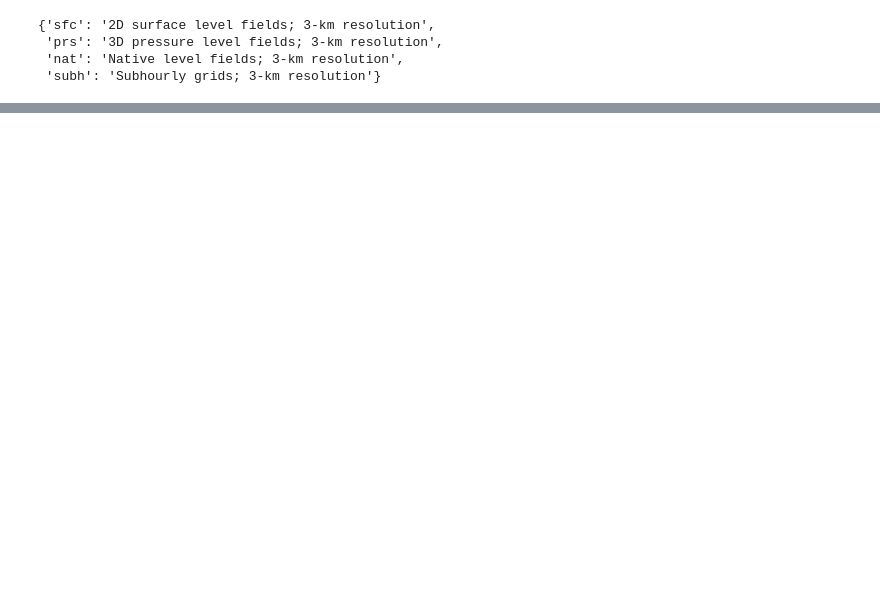
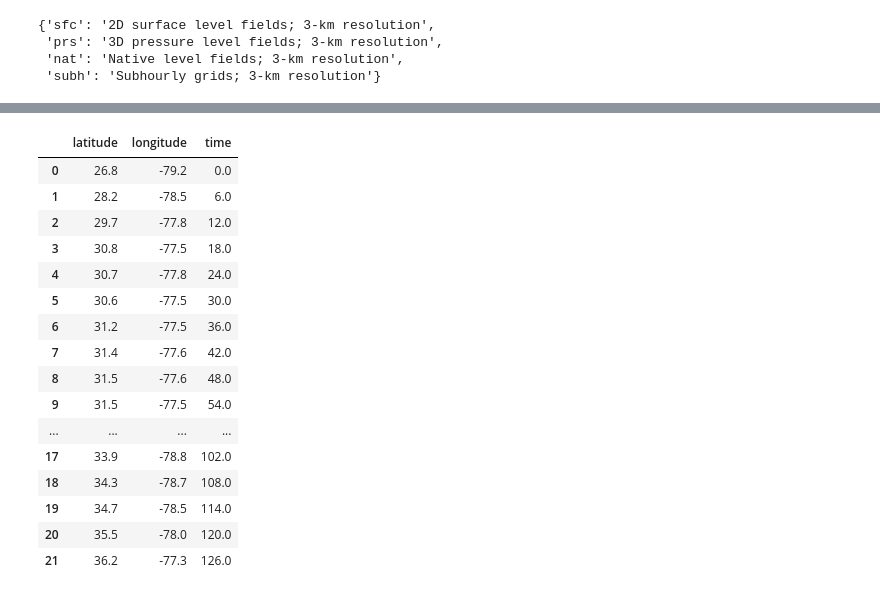
Before and after one commit to JoeBeyrer/storm-surge-parametric-inputs, a Jupyter notebook: herbieLoading.ipynb, the cells around one changed output, grey strips where cells are left out. Cells and saved outputs as stored; diff of their text form; code cells hidden in the pictures; blank space fills up the shorter version.

```diff
--- a/herbieLoading.ipynb
+++ b/herbieLoading.ipynb
@@ -139,0 +143,91 @@ Coordinates:
+# %%
+# Gather latitude and longitude values for each hurricane track
+points = []
+currHur = ''
+hur = {'latitude': [], 'longitude': [], 'time': []}
+
+paths = {} # Creating a dictionary - one key for each hurricane
+margin = 0 # Degree margin outside of track points (i.e. 3 will allow a larger track domain space with 3 degrees spread north/south/east/west)
+
+
+# We load from the previously created filterd_data csv file
+with open('data/filtered_data.csv', 'r') as f_in:
+    reader = csv.reader(f_in)
+    next(reader)
+
+    for line in reader:
+        lat = float(line[7])
+        lon = float(line[8])
+        currTime = pd.to_datetime(line[3] + line[4],format='%Y%m%d%H%M')
+
+
+        # If we are using patches, we must ensure the patch surrounding each track point is within the domain
+        if patch_mode:
+            center = Point(lat, lon)
+
+            # Compute points in each direction
+            north = center.latitude + domain_limit/111 # 110km per latitude degree
+            east  = distance(kilometers=domain_limit).destination(center, bearing=90)
+            south = center.latitude - domain_limit/111 # 110km per latitude degree
+            west  = distance(kilometers=domain_limit).destination(center, bearing=270)
+
+            if south <= lat_min or north >= lat_max or west.longitude <= lon_min or east.longitude >= lon_max: continue
+
+        else:
+            if lat <= lat_min or lat >= lat_max or lon <= lon_min or lon >= lon_max: continue
+
+        # Add hurricane paths patch points for patch extraction
+        if line[0] not in paths.keys():
+            if patch_mode:
+                paths[line[0]] = [PatchPoint(currTime, lat, lon)]
+            else:
+                # Create new hurricane object if one doesn't exist
+                paths[line[0]] = HurricanePath([currTime], lat-margin, lat+margin, lon-margin, lon+margin)
+
+        else:
+            if patch_mode:
+                paths[line[0]].append(PatchPoint(currTime, lat, lon))
+            else:
+                # Update existing hurricane object if it already exists
+                paths[line[0]].update(currTime, float(line[7])-margin, lat-margin, lat+margin, lon-margin, lon+margin)
+
+        # Extract hurricane track points for HRRR grid point extraction
+        if currHur != line[0]:
+            currHur = line[0] # Define a new current hurricane value when the hurricane ID changes
+            startTime = pd.to_datetime(line[3] + line[4],format='%Y%m%d%H%M') # The start time for the current hurricane is collected
+
+            currTime = (pd.to_datetime(line[3] + line[4],format='%Y%m%d%H%M') - startTime)/pd.Timedelta('1 hour') # Calculate current track points time from start
+            points.append(pd.DataFrame(hur)) # We add the previous hurricane to a list of extracted hurricanes when a new hurricane is encountered
+            hur = { # For new hurricanes, we start with a dictionary object containing lists of lat, lon, and time values
+                'latitude': [lat],
+                'longitude': [lon],
+                'time': [currTime]
+                }
+        else: # If the hurricane is not new, we just append the lat, lon, and time values to the current hurricane's track
+            currTime = (pd.to_datetime(line[3] + line[4],format='%Y%m%d%H%M') - startTime)/pd.Timedelta('1 hour') # Calculate current track points time from start
+            hur['latitude'].append(lat)
+            hur['longitude'].append(lon)
+            hur['time'].append(currTime)
+
+    points.append(pd.DataFrame(hur)) # Append the last hurricane
+
+points.pop(0) # Remove first empty hurricane
+points[0]
+# %% [output]
+|  | latitude | longitude | time |
+| 0 | 26.8 | -79.2 | 0.0 |
+| 1 | 28.2 | -78.5 | 6.0 |
+| 2 | 29.7 | -77.8 | 12.0 |
+| 3 | 30.8 | -77.5 | 18.0 |
+| 4 | 30.7 | -77.8 | 24.0 |
+| 5 | 30.6 | -77.5 | 30.0 |
+| 6 | 31.2 | -77.5 | 36.0 |
+| 7 | 31.4 | -77.6 | 42.0 |
+| 8 | 31.5 | -77.6 | 48.0 |
+| 9 | 31.5 | -77.5 | 54.0 |
+| ... | ... | ... | ... |
+| 17 | 33.9 | -78.8 | 102.0 |
+| 18 | 34.3 | -78.7 | 108.0 |
+| 19 | 34.7 | -78.5 | 114.0 |
+| 20 | 35.5 | -78.0 | 120.0 |
+| 21 | 36.2 | -77.3 | 126.0 |
```
Also changed, not shown: parts of 33 cells of this notebook, 12 other files.
